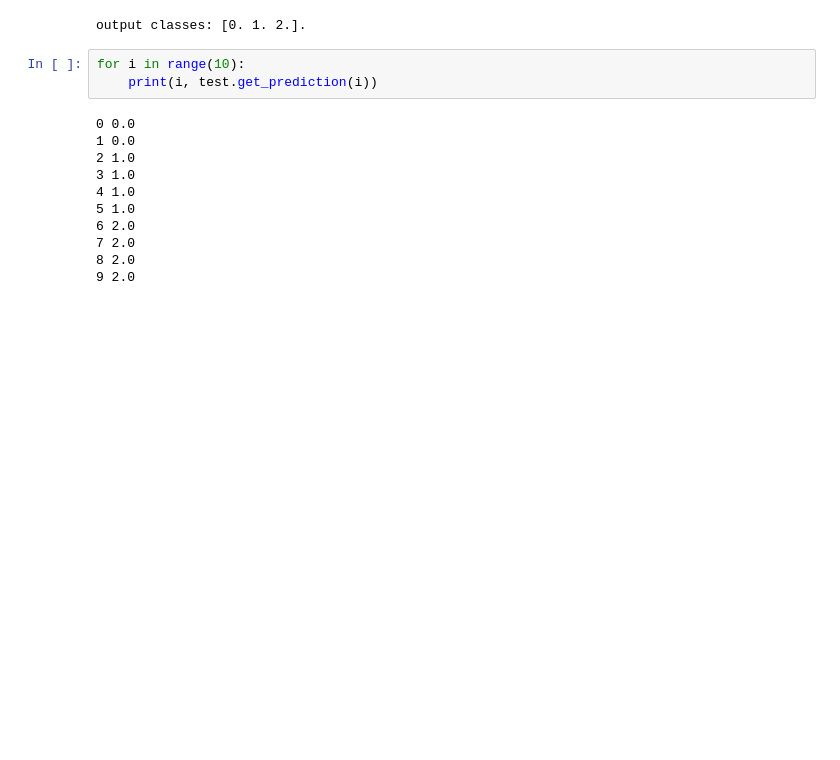
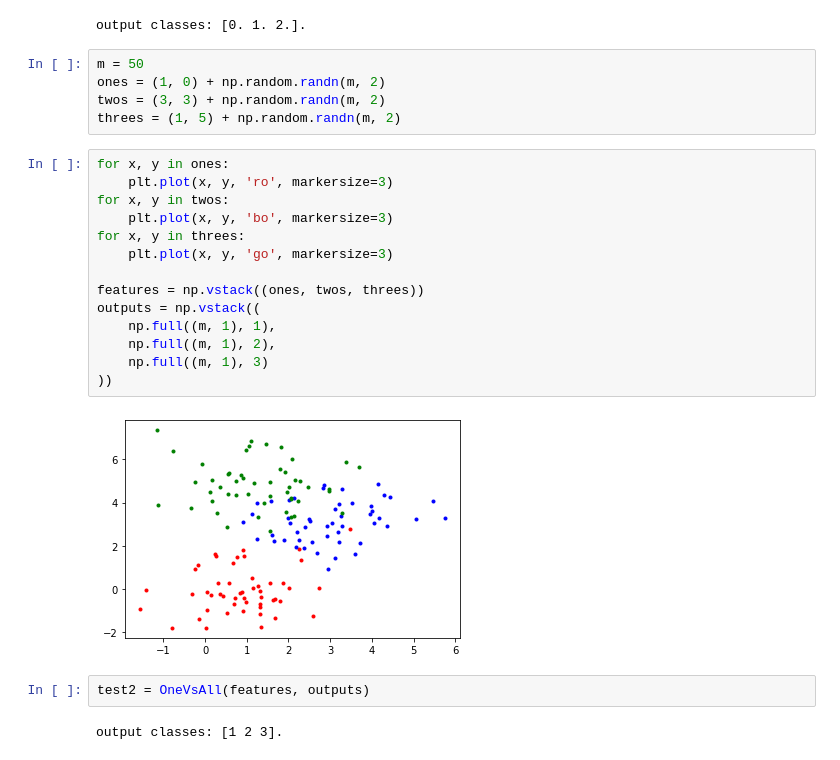
Before and after one commit to bunburya/data_analysis, a Jupyter notebook: machine_learning/Logistic regression.ipynb, the cells around one changed output. Saved outputs shown, nothing was run; the diff lists cells and outputs as text; blank space fills up the shorter version.

```diff
--- a/machine_learning/Logistic regression.ipynb
+++ b/machine_learning/Logistic regression.ipynb
@@ -90,17 +96,28 @@ for i, _x in enumerate(x1):
 test = OneVsAll(x1, y1)
 # %% [output]
 output classes: [0. 1. 2.].
-# %%
-for i in range(10):
-    print(i, test.get_prediction(i))
-# %% [output]
-0 0.0
-1 0.0
-2 1.0
-3 1.0
-4 1.0
-5 1.0
-6 2.0
-7 2.0
-8 2.0
-9 2.0
+# %%
+m = 50
+ones = (1, 0) + np.random.randn(m, 2)
+twos = (3, 3) + np.random.randn(m, 2)
+threes = (1, 5) + np.random.randn(m, 2)
+# %%
+for x, y in ones:
+    plt.plot(x, y, 'ro', markersize=3)
+for x, y in twos:
+    plt.plot(x, y, 'bo', markersize=3)
+for x, y in threes:
+    plt.plot(x, y, 'go', markersize=3)
+
+features = np.vstack((ones, twos, threes))
+outputs = np.vstack((
+    np.full((m, 1), 1),
+    np.full((m, 1), 2),
+    np.full((m, 1), 3)
+))
+# %% [output]
+[figure, added]
+# %%
+test2 = OneVsAll(features, outputs)
+# %% [output]
+output classes: [1 2 3].
```
Also changed, not shown: parts of 7 cells of this notebook, 5 other files.
